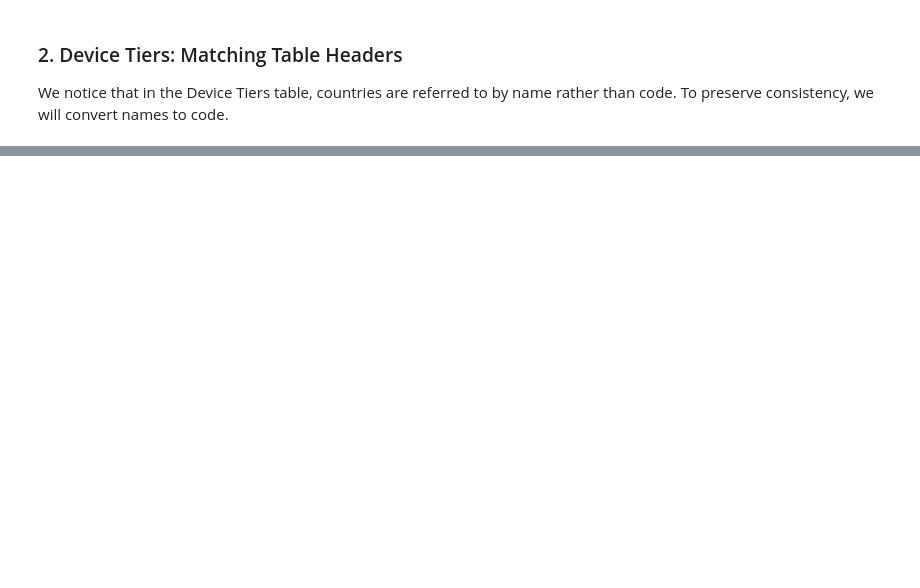
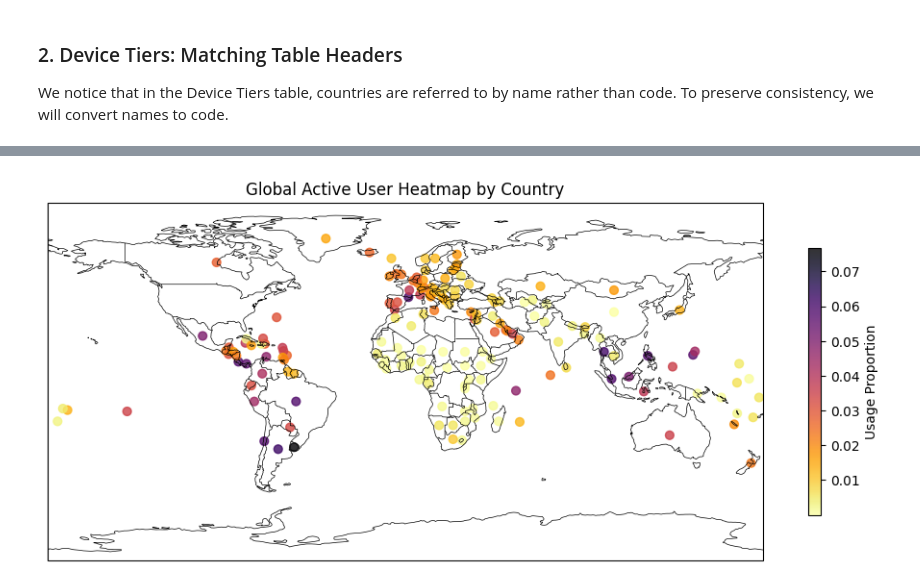
Before and after one commit to edwardroy72/scif3000-25t3-team-L, a Jupyter notebook: data_analysis.ipynb, the cells around one changed output, grey strips where cells are left out. Saved outputs shown, nothing was run; the diff lists cells and outputs as text; code cells hidden in the pictures; blank space fills up the shorter version.

```diff
--- a/data_analysis.ipynb
+++ b/data_analysis.ipynb
@@ -103,0 +119,41 @@ device_tiers_df.head()
+# %%
+# reading in country coordinates data and cleaning it
+country_coords_df = pd.read_csv("./data/country_coords.csv")
+country_coords_df.rename(columns={'Country': 'country', 'Latitude (average)': 'latitude', 'Longitude (average)': 'longitude'}, inplace=True)
+country_coords_df.drop(columns=['Alpha-2 code', 'Alpha-3 code', 'Numeric code'], inplace=True)
+country_coords_df.head()
+
+# merging device tiers data with country coordinates data and calculating usage proportion into a new dataframe
+location_usage_df = device_tiers_df[['country', 'total_mau', 'total_population']].merge(country_coords_df, on='country', how='left')
+location_usage_df.insert(3, 'usage_proportion', location_usage_df['total_mau'] / location_usage_df['total_population'])
+location_usage_df.head()
+
+### visualizing location usage data on a 2d heatmap
+# create figure and axis with global projection
+heatmap = plt.figure(figsize=(12, 6))
+axes = plt.axes(projection=ccrs.PlateCarree())
+
+# add world boundaries and coastlines
+axes.add_feature(cfeature.BORDERS, linewidth=0.5)
+axes.add_feature(cfeature.COASTLINE, linewidth=0.5)
+axes.set_global()
+
+# scatter plot with usage proportion as heat intensity
+scatter_plot = axes.scatter(
+    location_usage_df['longitude'],
+    location_usage_df['latitude'],
+    c=location_usage_df['usage_proportion'],
+    cmap='inferno_r',
+    s=40,
+    alpha=0.8,
+    transform=ccrs.PlateCarree()
+)
+
+# add colorbar
+cbar = plt.colorbar(scatter_plot, ax=axes, orientation='vertical', shrink=0.6, pad=0.05)
+cbar.set_label('Usage Proportion')
+
+plt.title('Global Proportional Active User Heatmap by Country')
+plt.show()
+# %% [output]
+[figure, added]
```
Also changed, not shown: parts of 4 cells of this notebook, 5 other files.
